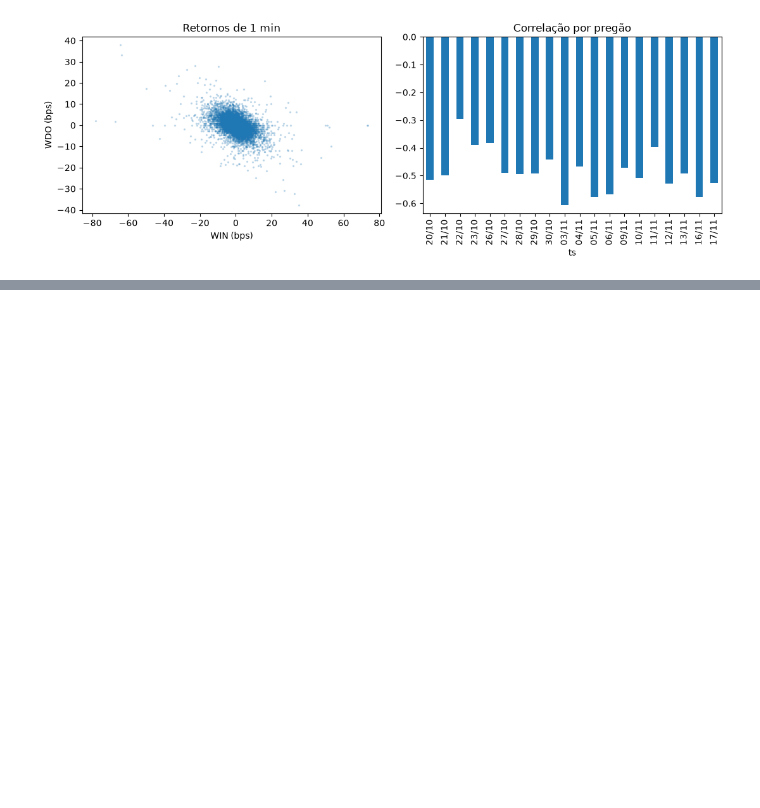
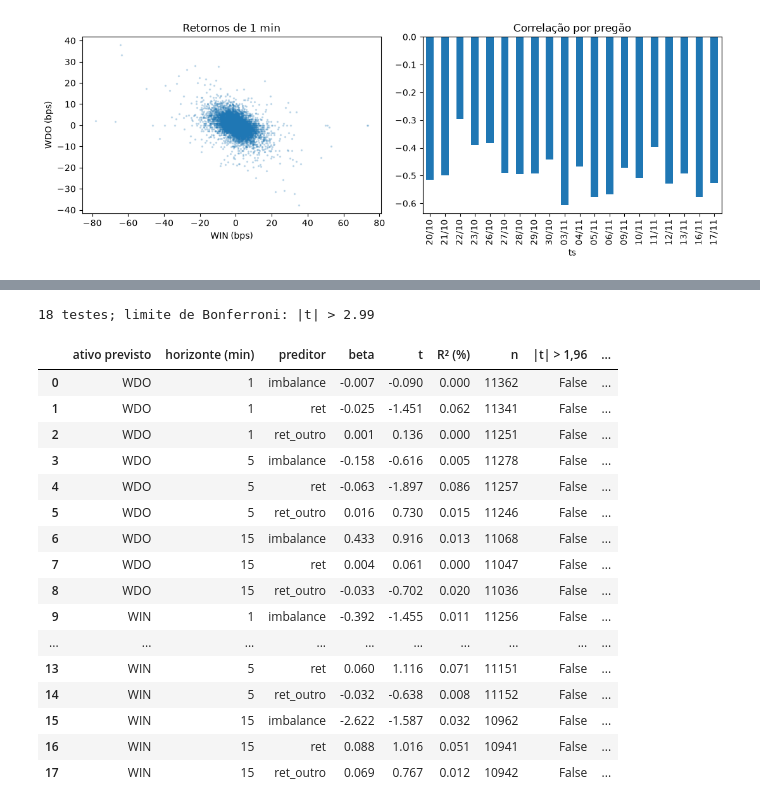
Before and after one commit to marcosemn/islp-b3-futures, a Jupyter notebook: notebooks/00_exploracao_wdo_win.ipynb, the cells around one changed output, grey strips where cells are left out. Saved outputs shown, nothing was run; the diff lists cells and outputs as text; code cells hidden in the pictures; blank space fills up the shorter version.

```diff
--- a/notebooks/00_exploracao_wdo_win.ipynb
+++ b/notebooks/00_exploracao_wdo_win.ipynb
@@ -212,0 +217,10 @@ pd.DataFrame(rows).set_index(["amostra", "ativo"]).round(3)
+# %%
+rows = []
+for nome, conjunto in [("todos os pregões", bars), ("sem 26/10", sem_26)]:
+    for root, b in conjunto.items():
+        d = b[["ret", "fwd_ret_1"]].dropna() * 1e4
+        comum = smf.ols("fwd_ret_1 ~ ret", d).fit()
+        hac = smf.ols("fwd_ret_1 ~ ret", d).fit(cov_type="HAC", cov_kwds={"maxlags": 5})
+        rows.append({"amostra": nome, "ativo": root, "beta": comum.params["ret"], "t comum": comum.tvalues["ret"],
+                     "t HAC": hac.tvalues["ret"], "R² (%)": 100 * comum.rsquared})
+pd.DataFrame(rows).set_index(["amostra", "ativo"]).round(3)
@@ -248,0 +288,44 @@ corr(ret WDO, ret WIN) em 1 min, período todo = -0.461
+# %%
+from scipy.stats import norm
+
+testes = []
+for root, b in bars.items():
+    outro = "WIN" if root == "WDO" else "WDO"
+    x = b[["close", "ret", "imbalance"]].join(bars[outro]["ret"].rename("ret_outro"))
+    for h in [1, 5, 15]:
+        x = add_forward_return(x, h)   # não atravessa pregões nem leilões
+    for h in [1, 5, 15]:
+        y = f"fwd_ret_{h}"
+        for f in ["imbalance", "ret", "ret_outro"]:
+            d = x[[y, f]].dropna()
+            d[y] *= 1e4                                   # bps
+            if f != "imbalance":
+                d[f] *= 1e4
+            m = smf.ols(f"{y} ~ {f}", d).fit(cov_type="HAC", cov_kwds={"maxlags": h + 5})
+            testes.append({"ativo previsto": root, "horizonte (min)": h, "preditor": f, "beta": m.params[f],
+                           "t": m.tvalues[f], "R² (%)": 100 * m.rsquared, "n": int(m.nobs)})
+testes = pd.DataFrame(testes)
+t_bonf = norm.ppf(1 - 0.05 / (2 * len(testes)))
+testes["|t| > 1,96"] = testes["t"].abs() > 1.96
+testes[f"|t| > {t_bonf:.2f} (Bonferroni)"] = testes["t"].abs() > t_bonf
+print(f"{len(testes)} testes; limite de Bonferroni: |t| > {t_bonf:.2f}")
+testes.round(3)
+# %% [output]
+18 testes; limite de Bonferroni: |t| > 2.99
+|  | ativo previsto | horizonte (min) | preditor | beta | t | R² (%) | n | |t| > 1,96 | ... |
+| 0 | WDO | 1 | imbalance | -0.007 | -0.090 | 0.000 | 11362 | False | ... |
+| 1 | WDO | 1 | ret | -0.025 | -1.451 | 0.062 | 11341 | False | ... |
+| 2 | WDO | 1 | ret_outro | 0.001 | 0.136 | 0.000 | 11251 | False | ... |
+| 3 | WDO | 5 | imbalance | -0.158 | -0.616 | 0.005 | 11278 | False | ... |
+| 4 | WDO | 5 | ret | -0.063 | -1.897 | 0.086 | 11257 | False | ... |
+| 5 | WDO | 5 | ret_outro | 0.016 | 0.730 | 0.015 | 11246 | False | ... |
+| 6 | WDO | 15 | imbalance | 0.433 | 0.916 | 0.013 | 11068 | False | ... |
+| 7 | WDO | 15 | ret | 0.004 | 0.061 | 0.000 | 11047 | False | ... |
+| 8 | WDO | 15 | ret_outro | -0.033 | -0.702 | 0.020 | 11036 | False | ... |
+| 9 | WIN | 1 | imbalance | -0.392 | -1.455 | 0.011 | 11256 | False | ... |
+| ... | ... | ... | ... | ... | ... | ... | ... | ... | ... |
+| 13 | WIN | 5 | ret | 0.060 | 1.116 | 0.071 | 11151 | False | ... |
+| 14 | WIN | 5 | ret_outro | -0.032 | -0.638 | 0.008 | 11152 | False | ... |
+| 15 | WIN | 15 | imbalance | -2.622 | -1.587 | 0.032 | 10962 | False | ... |
+| 16 | WIN | 15 | ret | 0.088 | 1.016 | 0.051 | 10941 | False | ... |
+| 17 | WIN | 15 | ret_outro | 0.069 | 0.767 | 0.012 | 10942 | False | ... |
```
Also changed, not shown: parts of 9 cells of this notebook, 6 other files.
